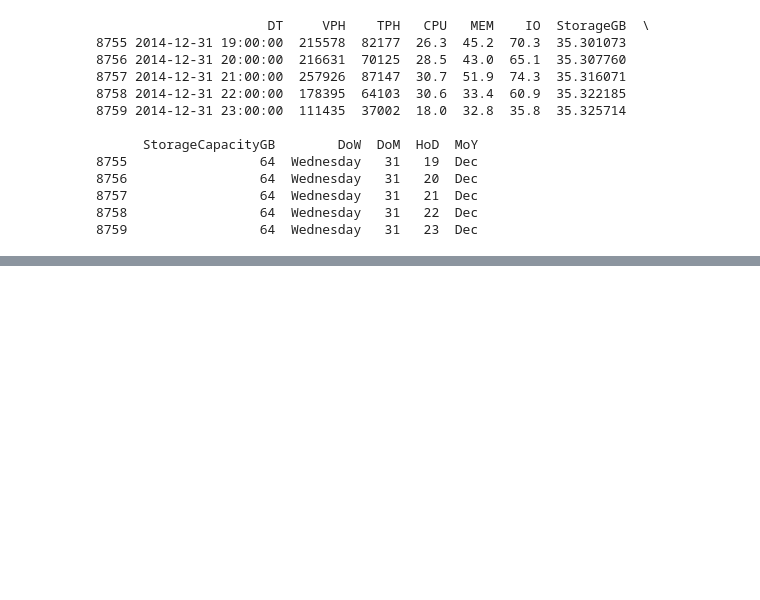
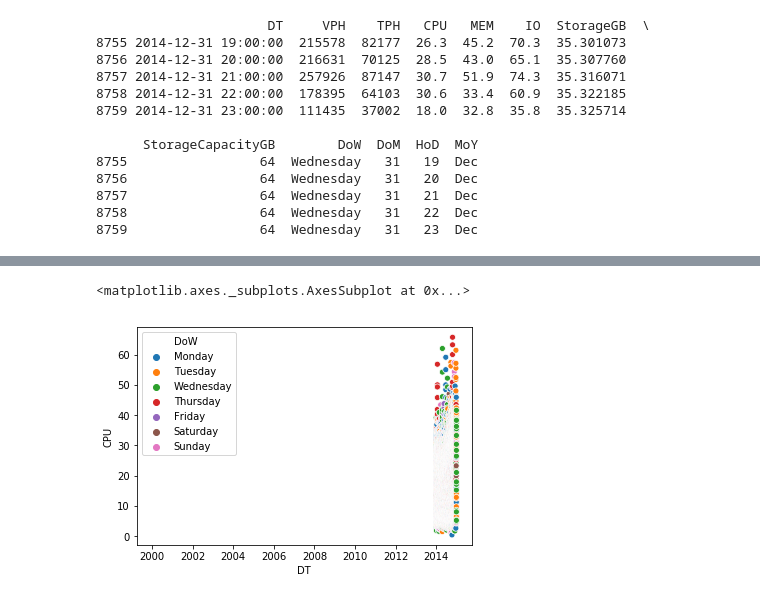
Before and after one commit to nerdiejack/capacity_management, a Jupyter notebook: notebooks/MyWebShop.ipynb, the cells around one changed output, grey strips where cells are left out. Drawn from its saved outputs; the diff is of its cells as text; code cells hidden in the pictures; blank space fills up the shorter version.

```diff
--- a/notebooks/MyWebShop.ipynb
+++ b/notebooks/MyWebShop.ipynb
@@ -209,0 +202,5 @@ _ =plt.ylabel("")
+# %%
+sns.scatterplot(x="DT", y='CPU', data=df_webserver, hue='DoW', hue_order=DayofWeek)
+# %% [output]
+<matplotlib.axes._subplots.AxesSubplot at 0x...>
+[figure, added]
```
Also changed, not shown: parts of 1 cell of this notebook.
